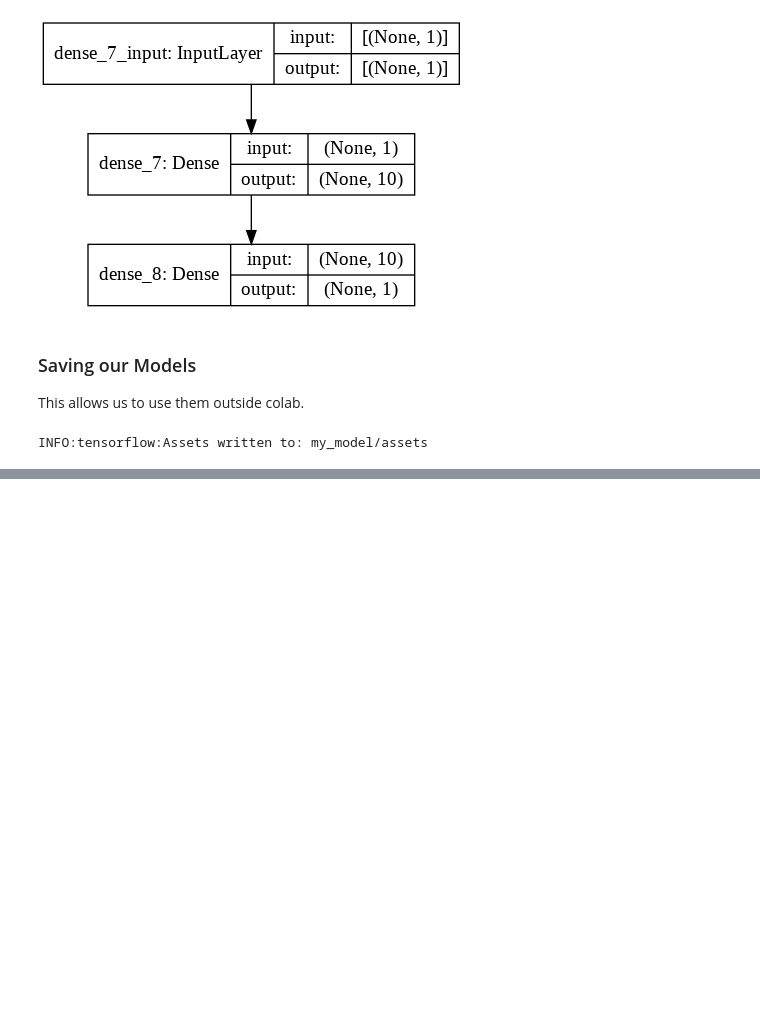
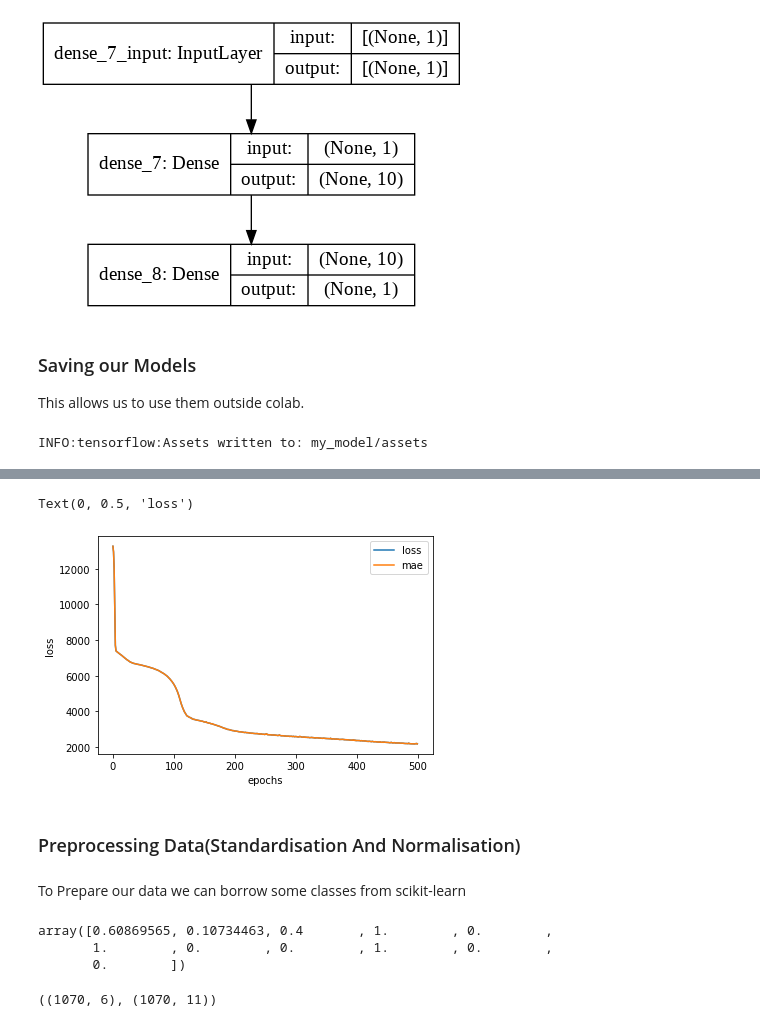
Before and after one commit to rakshal123/Introduction-To-Tensorflow, a Jupyter notebook: 01_tensorflow_intro_to_regression.ipynb, the cells around one changed output, grey strips where cells are left out. Drawn from its saved outputs; the diff is of its cells as text; code cells hidden in the pictures; blank space fills up the shorter version.

```diff
--- a/01_tensorflow_intro_to_regression.ipynb
+++ b/01_tensorflow_intro_to_regression.ipynb
@@ -600,0 +664,4 @@ INFO:tensorflow:Assets written to: my_model/assets
+# %%
+# This is how to one-hot-encode dataframes in pandas
+insurance = pd.get_dummies(insurance)
+insurance
@@ -600,0 +694,3 @@ INFO:tensorflow:Assets written to: my_model/assets
+# %%
+y = insurance["charges"]
+y.head()
@@ -600,0 +704,8 @@ INFO:tensorflow:Assets written to: my_model/assets
+# %%
+# Creating a training and test set
+
+from sklearn.model_selection import train_test_split
+
+X_train,X_test,y_train,y_test = train_test_split(X,y,test_size = 0.2,random_state = 42)
+
+len(X),len(X_train),len(X_test)
@@ -600,0 +806,24 @@ INFO:tensorflow:Assets written to: my_model/assets
+# %%
+# Create the model with 200 epochs
+
+# Set the random seed
+tf.random.set_seed(42)
+
+#1. Ceate the model
+
+insurance_model_3 = tf.keras.Sequential([
+                    tf.keras.layers.Dense(11),
+                    tf.keras.layers.Dense(100,activation="relu"),
+                    tf.keras.layers.Dense(100,activation="relu"),
+                    tf.keras.layers.Dense(10),
+                    tf.keras.layers.Dense(1)
+])
+
+#2. Compile the model
+
+insurance_model_3.compile(loss = tf.keras.losses.mae,
+                          optimizer = tf.keras.optimizers.Adamax(),
+                          metrics = ["mae"])
+#3. Fit the model
+
+history = insurance_model_3.fit(X_train,y_train,epochs=500)
@@ -600,0 +853,11 @@ INFO:tensorflow:Assets written to: my_model/assets
+# %%
+# Plot the history curve(loss curve or training curve)
+
+pd.DataFrame(history.history).plot()
+plt.xlabel("epochs")
+plt.ylabel("loss")
+# %% [output]
+Text(0, 0.5, 'loss')
+[figure, added]
+# %% [markdown]
+### Preprocessing Data(Standardisation And Normalisation)
@@ -600,0 +872,2 @@ INFO:tensorflow:Assets written to: my_model/assets
+# %% [markdown]
+To Prepare our data we can borrow some classes from scikit-learn
@@ -600,0 +903,10 @@ INFO:tensorflow:Assets written to: my_model/assets
+# %%
+X_train_normal[0]
+# %% [output]
+array([0.60869565, 0.10734463, 0.4       , 1.        , 0.        ,
+       1.        , 0.        , 0.        , 1.        , 0.        ,
+       0.        ])
+# %%
+X_train.shape,X_train_normal.shape
+# %% [output]
+((1070, 6), (1070, 11))
```
Also changed, not shown: parts of 30 cells of this notebook.
